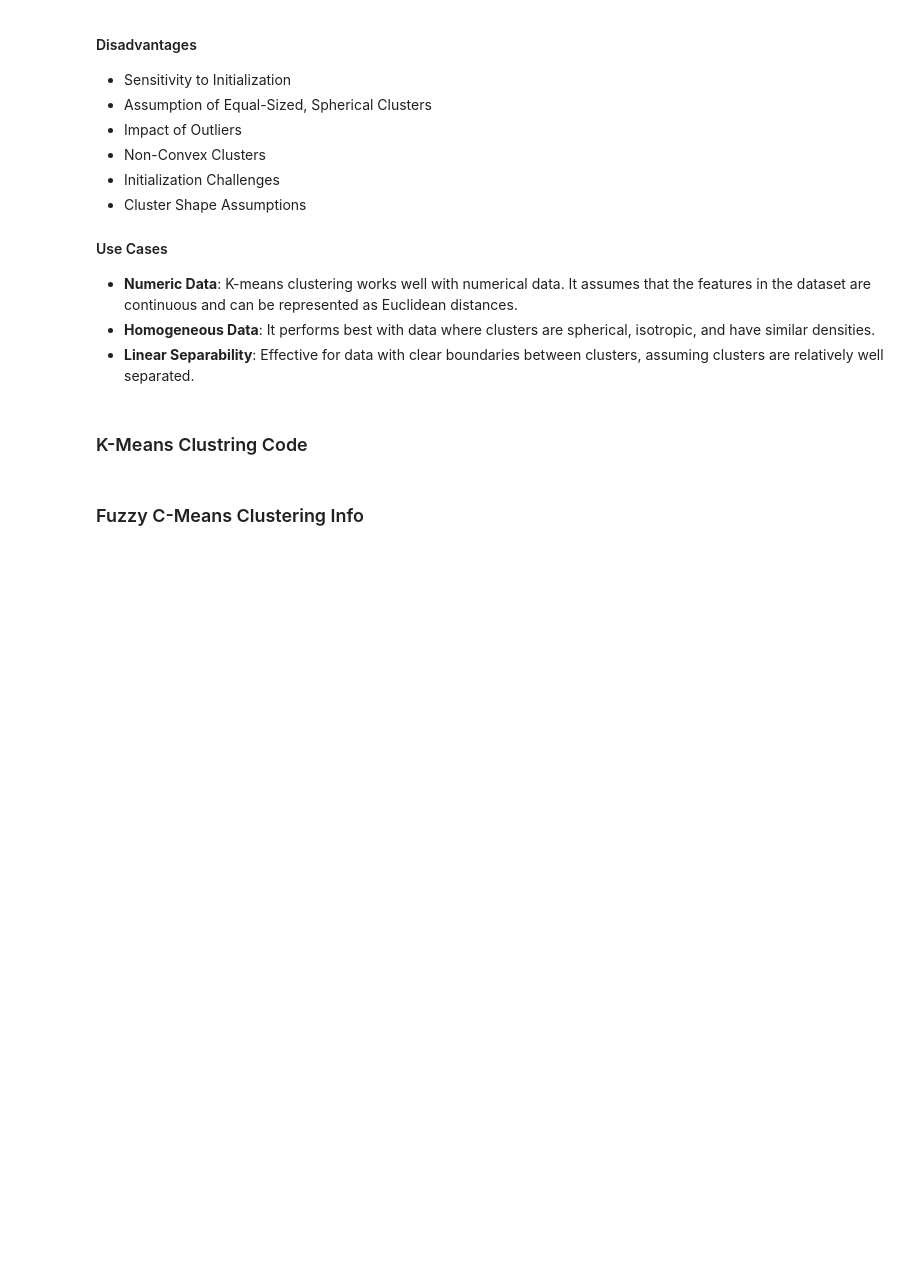
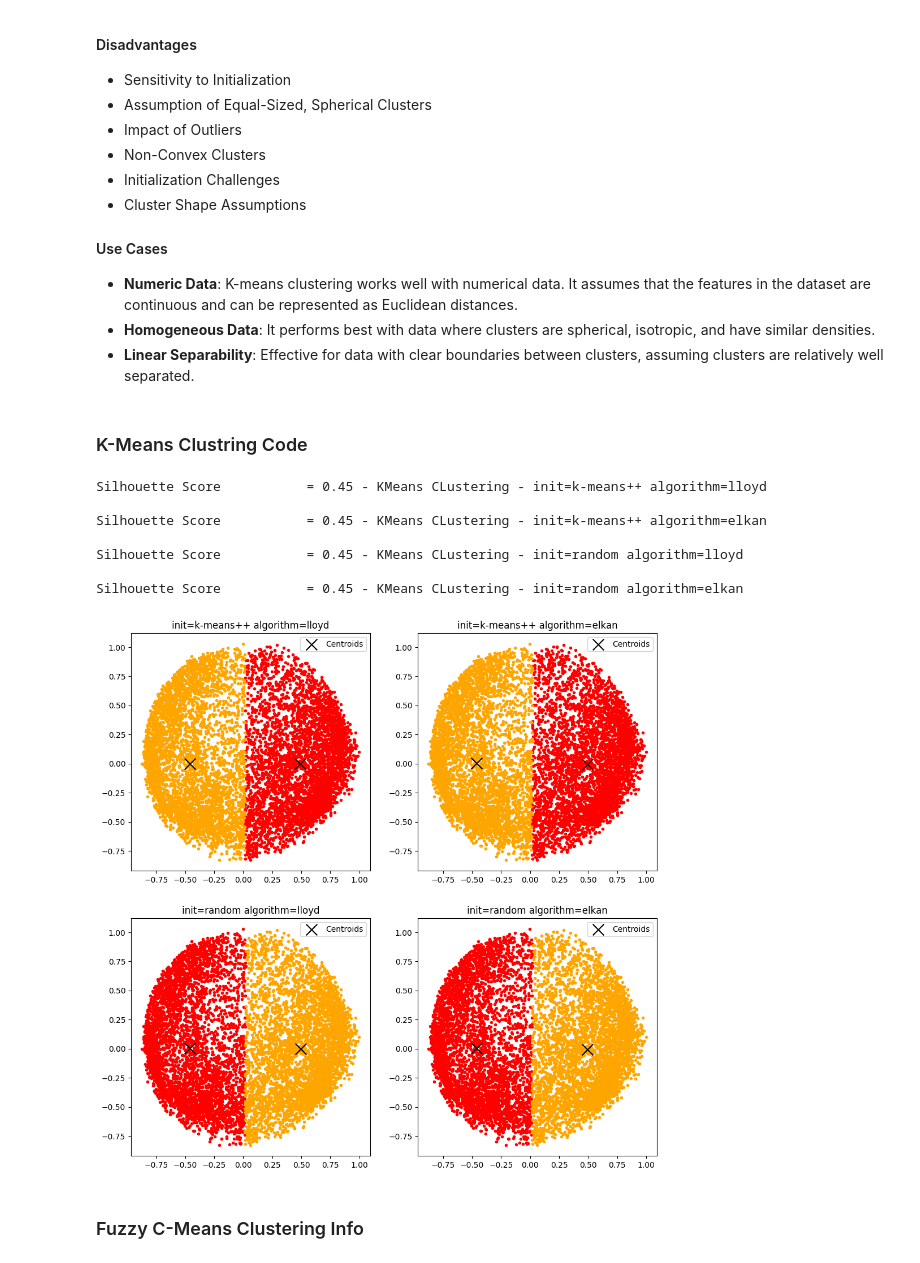
Before and after one commit to jaytejada2010/Clustering_Report, a Jupyter notebook: is_demo.ipynb, the cells around one changed output. Saved outputs shown, nothing was run; the diff lists cells and outputs as text; code cells hidden in the pictures; blank space fills up the shorter version.

```diff
--- a/is_demo.ipynb
+++ b/is_demo.ipynb
@@ -94,7 +94,7 @@ def make_bar_data(num_samples=100, num_classes=2, x_init = 0.0, y = 0.5, distanc
     return bar_all, class_lbls
 
 def get_card_data():
-    df = pd.read_csv('activity/credit_card.csv')
+    df = pd.read_csv('data/credit_card.csv')
     # Dropping the CUST_ID column from the data
     df = df.drop('CUST_ID', axis = 1)
     # Handling the missing values if any
@@ -119,7 +119,7 @@ def get_card_data():
     X_principal.columns = ['P1', 'P2']
 
 
-    return np.array(X_principal)
+    return np.array(X_principal), None
 # %% [markdown]
 ### Generating the Data
 # %%
@@ -134,8 +134,8 @@ classes = 2     # Number of classes
 # X, Y = make_donut_data(num_classes=classes, num_samples=samples)
 # X, Y = make_sinusoidal_wave(num_samples=samples, num_classes=classes)
 # X, Y = make_pinwheel_data(num_samples=samples, num_classes=classes, stddev=0)
-X, Y = make_bar_data(num_samples=samples, num_classes=classes)
-# X = get_card_data()
+# X, Y = make_bar_data(num_samples=samples, num_classes=classes)
+X, Y = get_card_data()
 # %% [markdown]
 ### Making the Data Plot
 # %%
@@ -181,30 +183,39 @@ plt.show()
 # %%
 from sklearn.cluster import KMeans
 
 init_array = ['k-means++', 'random']
 algo_array = ['lloyd', 'elkan']
 
 fig, axs = plt.subplots(len(init_array), len(algo_array), figsize=(fig_size * len(init_array), fig_size * len(algo_array)))
 
 for i, init in enumerate(init_array):
     for j, algo in enumerate(algo_array):
         ax = axs[i, j]
 
         model = KMeans(n_clusters=classes, init=init, algorithm=algo, n_init='auto').fit(X)
         targ = model.predict(X)
 
         for idx, cl in enumerate(np.unique(targ)):
             ax.scatter(X[targ == cl, 0], X[targ == cl, 1], color=colors[idx], marker='.')
 
         centroids = model.cluster_centers_
         ax.scatter(centroids[:, 0], centroids[:, 1], marker='x', s=200, c='black', label='Centroids')
         ax.legend()
         ax.set_title(f"init={init} algorithm={algo}")
 
-        if 'Y' in globals():
+        if Y is not None:
             print(f"Adjusted Rand Score        = {adjusted_rand_score(targ, Y):.2f} - KMeans CLustering - init={init} algorithm={algo}")
         print(f"Silhouette Score           = {silhouette_score(X, targ):.2f} - KMeans CLustering - init={init} algorithm={algo}\n")
 plt.show()
+# %% [output]
+Silhouette Score           = 0.45 - KMeans CLustering - init=k-means++ algorithm=lloyd
+
+Silhouette Score           = 0.45 - KMeans CLustering - init=k-means++ algorithm=elkan
+
+Silhouette Score           = 0.45 - KMeans CLustering - init=random algorithm=lloyd
+
+Silhouette Score           = 0.45 - KMeans CLustering - init=random algorithm=elkan
+[figure, added]
 # %% [markdown]
 ### Fuzzy C-Means Clustering Info
 # %% [markdown]
```
Also changed, not shown: parts of 4 cells of this notebook, 4 other files.
